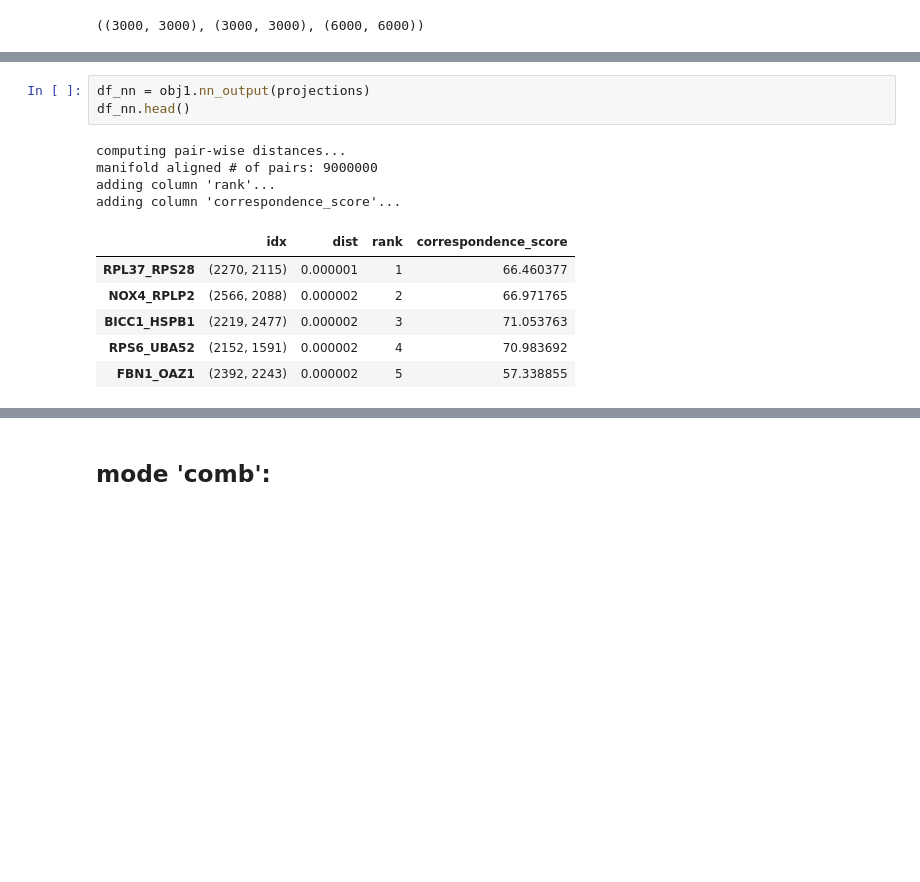
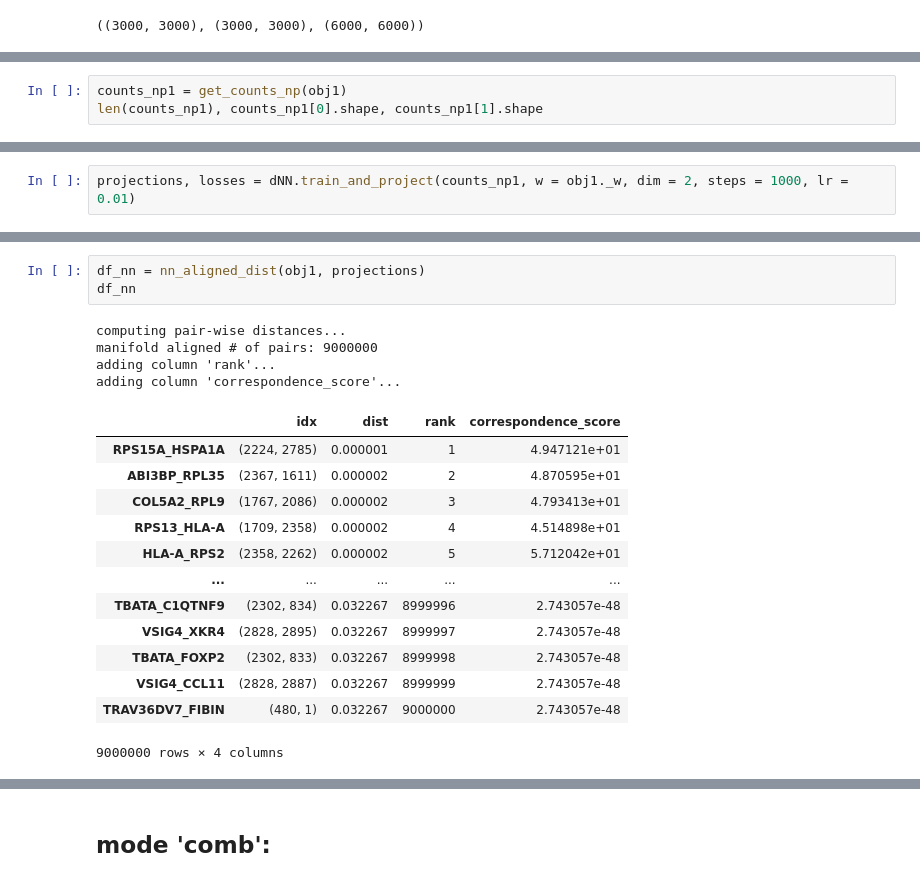
Before and after one commit to qwerty239qwe/Xct, a Jupyter notebook: note_test-heart.ipynb, the cells around one changed output, grey strips where cells are left out. Drawn from its saved outputs; the diff is of its cells as text; blank space fills up the shorter version.

```diff
--- a/note_test-heart.ipynb
+++ b/note_test-heart.ipynb
@@ -171,0 +150,3 @@ Net(
+# %%
+counts_np1 = get_counts_np(obj1)
+len(counts_np1), counts_np1[0].shape, counts_np1[1].shape
@@ -171,0 +155,2 @@ Net(
+# %%
+projections, losses = dNN.train_and_project(counts_np1, w = obj1._w, dim = 2, steps = 1000, lr = 0.01)
@@ -172,17 +179,24 @@ Net(
 # %%
-df_nn = obj1.nn_output(projections)
-df_nn.head()
+df_nn = nn_aligned_dist(obj1, projections)
+df_nn
 # %% [output]
 computing pair-wise distances...
 manifold aligned # of pairs: 9000000
 adding column 'rank'...
 adding column 'correspondence_score'...
 |  | idx | dist | rank | correspondence_score |
-| RPL37_RPS28 | (2270, 2115) | 0.000001 | 1 | 66.460377 |
-| NOX4_RPLP2 | (2566, 2088) | 0.000002 | 2 | 66.971765 |
-| BICC1_HSPB1 | (2219, 2477) | 0.000002 | 3 | 71.053763 |
-| RPS6_UBA52 | (2152, 1591) | 0.000002 | 4 | 70.983692 |
-| FBN1_OAZ1 | (2392, 2243) | 0.000002 | 5 | 57.338855 |
+| RPS15A_HSPA1A | (2224, 2785) | 0.000001 | 1 | 4.947121e+01 |
+| ABI3BP_RPL35 | (2367, 1611) | 0.000002 | 2 | 4.870595e+01 |
+| COL5A2_RPL9 | (1767, 2086) | 0.000002 | 3 | 4.793413e+01 |
+| RPS13_HLA-A | (1709, 2358) | 0.000002 | 4 | 4.514898e+01 |
+| HLA-A_RPS2 | (2358, 2262) | 0.000002 | 5 | 5.712042e+01 |
+| ... | ... | ... | ... | ... |
+| TBATA_C1QTNF9 | (2302, 834) | 0.032267 | 8999996 | 2.743057e-48 |
+| VSIG4_XKR4 | (2828, 2895) | 0.032267 | 8999997 | 2.743057e-48 |
+| TBATA_FOXP2 | (2302, 833) | 0.032267 | 8999998 | 2.743057e-48 |
+| VSIG4_CCL11 | (2828, 2887) | 0.032267 | 8999999 | 2.743057e-48 |
+| TRAV36DV7_FIBIN | (480, 1) | 0.032267 | 9000000 | 2.743057e-48 |
+9000000 rows × 4 columns
 # %%
 #check corr
 
```
Also changed, not shown: parts of 12 cells of this notebook, 2 other files.
